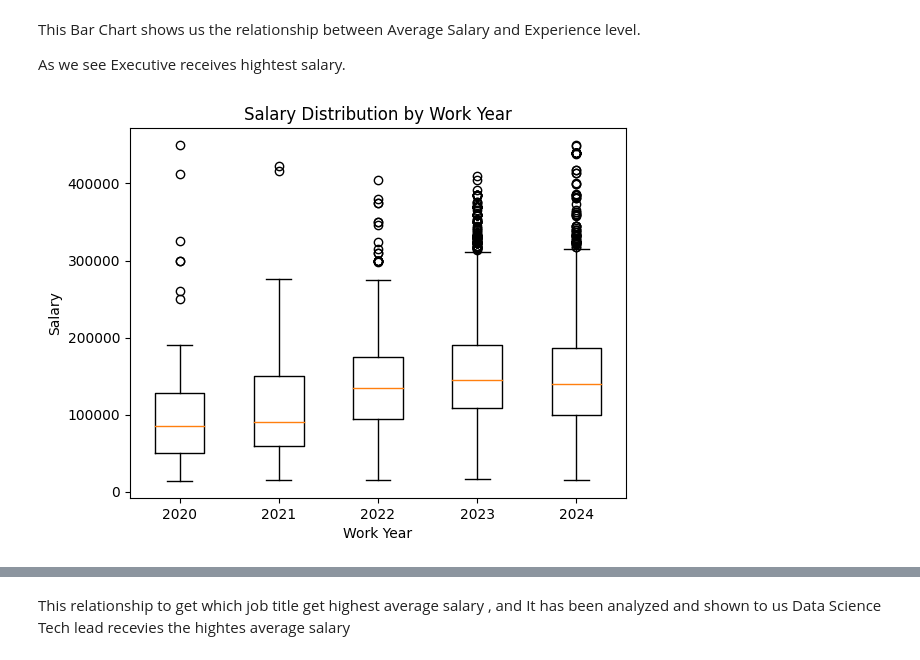
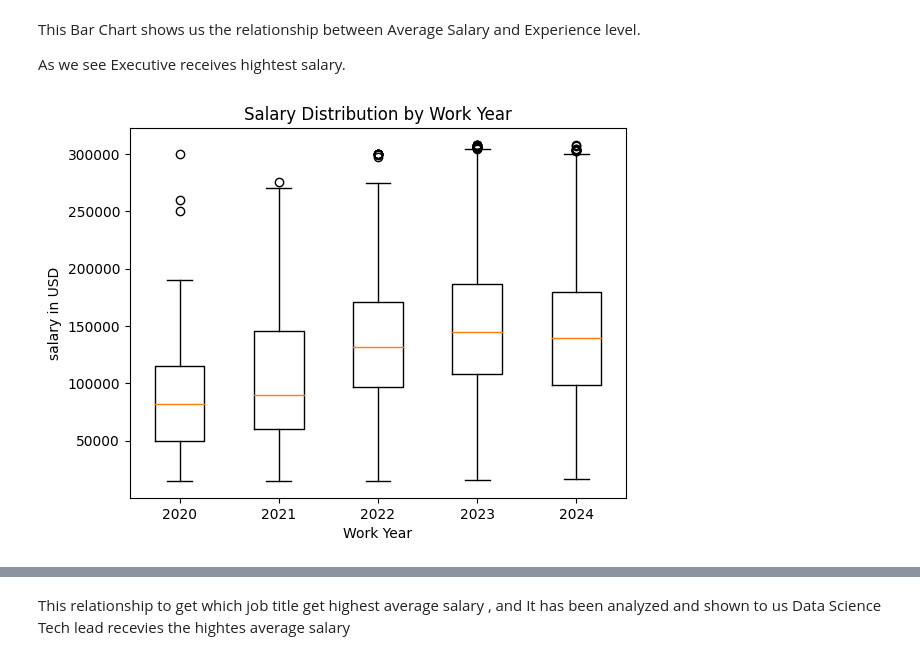
Before and after one commit to Adamixa/Data_field_job_analysis, a Jupyter notebook: notebook.ipynb, the cells around one changed output, grey strips where cells are left out. Cells and saved outputs as stored; diff of their text form; code cells hidden in the pictures.

Commit message:
handled outliers, fixed salary calculations

```diff
--- a/notebook.ipynb
+++ b/notebook.ipynb
@@ -165,0 +180,7 @@ dtype: object
+# %%
+Q1 = df['salary_in_usd'].quantile(0.25)
+Q3 = df['salary_in_usd'].quantile(0.75)
+IQR = Q3-Q1
+# %%
+lower_lim = Q1 - 1.5 * IQR
+upper_lim = Q3 + 1.5 * IQR
@@ -165,0 +195,4 @@ dtype: object
+# %%
+outliers_low = (df['salary_in_usd'] < lower_lim)
+outliers_high = (df['salary_in_usd'] > upper_lim)
+len(df['salary_in_usd']) - (len(df['salary_in_usd'][outliers_low])+(len(df['salary_in_usd'][outliers_high])))
@@ -165,0 +231,2 @@ dtype: object
+# %%
+df = df[~(outliers_high | outliers_low)]
@@ -251,21 +334,21 @@ This Bar Chart shows us the relationship between Average Salary and Experience l
 As we see Executive receives hightest salary.
 # %%
 
-grouped_data = df.groupby('work_year')['salary']
+grouped_data = df.groupby('work_year')['salary_in_usd']
 
 fig, ax = plt.subplots()
 ax.boxplot([grouped_data.get_group(year) for year in grouped_data.groups.keys()])
 
 plt.title('Salary Distribution by Work Year')
 plt.xlabel('Work Year')
-plt.ylabel('Salary')
+plt.ylabel('salary in USD')
 
 
 ax.set_xticklabels(grouped_data.groups.keys())
 
 plt.show()
 # %% [output]
-[figure, old version]
+[figure, new version]
 # %%
 average_salary_by_country = df.groupby('job_title')['salary'].mean() # calc the avg salary by country
 
```
Also changed, not shown: parts of 31 cells of this notebook.
